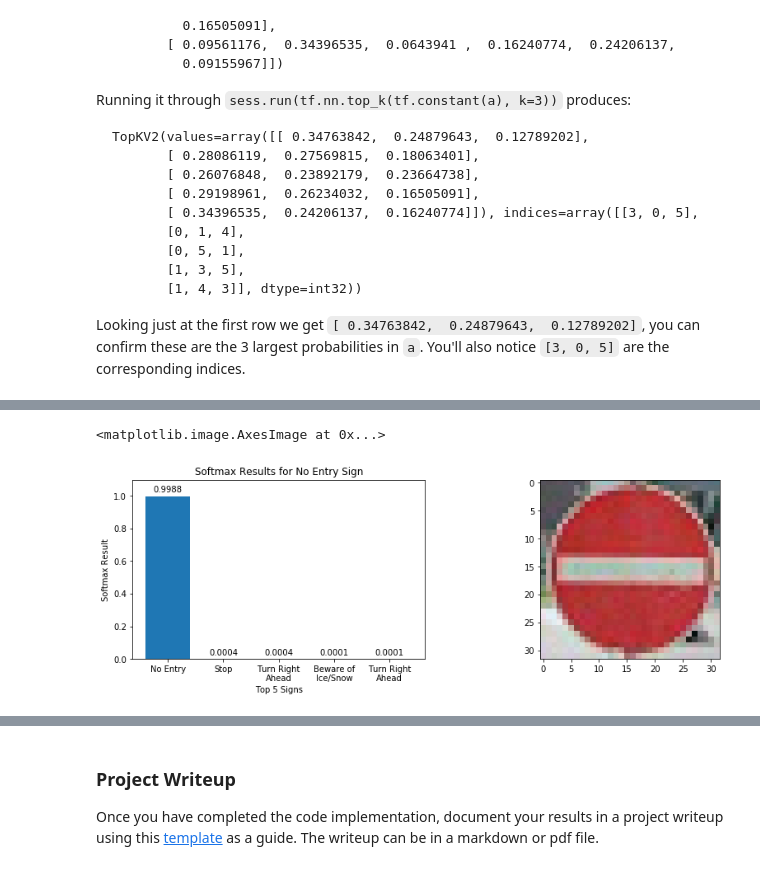
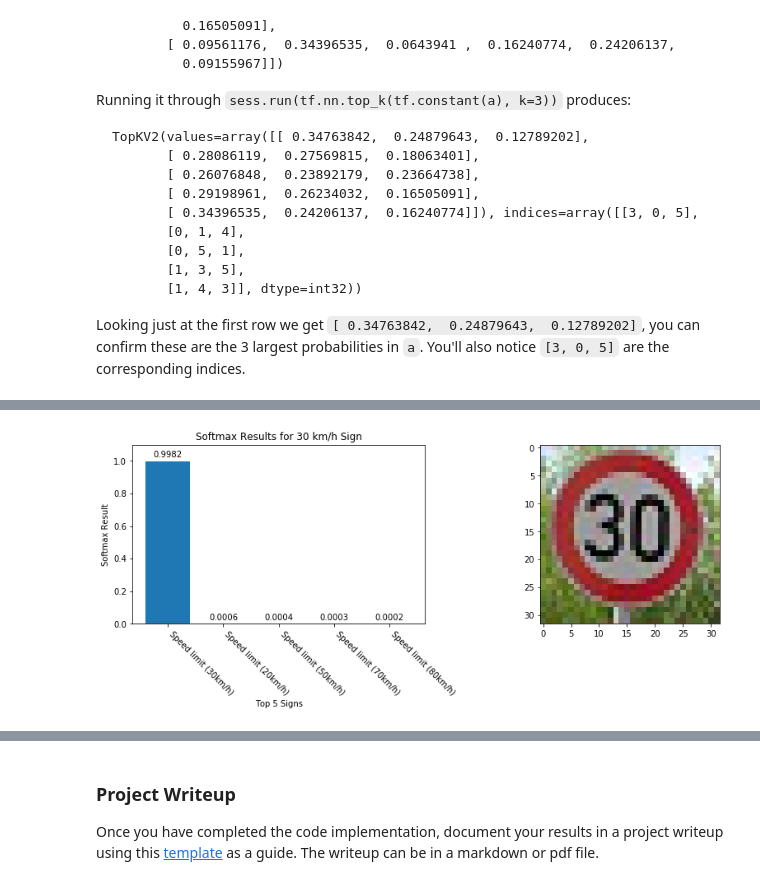
Before and after one commit to lswatts42/carnd_project3_TrafficSignClassification, a Jupyter notebook: Traffic_Sign_Classifier-Copy1.ipynb, the cells around one changed output, grey strips where cells are left out. Cells and saved outputs as stored; diff of their text form; code cells hidden in the pictures.

```diff
--- a/Traffic_Sign_Classifier-Copy1.ipynb
+++ b/Traffic_Sign_Classifier-Copy1.ipynb
@@ -240,7 +241,7 @@ X_test_gray = (np.float32(X_test_gray) - 0)/255
 # Set hyperparameters
 from sklearn.utils import shuffle
 
-EPOCHS = 15
+EPOCHS = 7
 BATCH_SIZE = 128
 # %%
 ### Define network architecture
@@ -349,7 +350,7 @@ x = tf.placeholder(tf.float32, (None, 32, 32, 1))
 y = tf.placeholder(tf.int32, (None))
 keep_prob = tf.placeholder(tf.float32)
 
-one_hot_y = tf.one_hot(y, 42)
+one_hot_y = tf.one_hot(y, 43)
 # %%
 # Define other parts of the training process
 rate = 0.001
@@ -573,24 +575,25 @@ TopKV2(values=array([[0.950, 0.048, 0.000, 0.000, 0.000],
 # %%
 xrange = np.arange(5)
+sign_numbers = np.genfromtxt("signnames.csv", dtype='str', delimiter=',', skip_header=1, usecols=1)
 
-fig, (ax1,ax2)  = plt.subplots(1,2, figsize=(14,4))
+def plot_sign_results(sign_number):
+    fig, (ax1,ax2)  = plt.subplots(1,2, figsize=(14,4))
 
-rects = ax1.bar(xrange, TopK.values[0])
+    rects = ax1.bar(xrange, TopK.values[sign_number])
 
-ax1.set_ylabel("Softmax Result")
-ax1.set_title('Softmax Results for 30 km/h Sign')
-ax1.set_xticks(xrange)
-ax1.set_xticklabels(["30 km/h","20 km/h", "50 km/h", "80 km/h", "Stop"])
-ax1.set_xlabel("Top 5 Signs")
-ax1.margins(y=0.1)
+    ax1.set_ylabel("Softmax Result")
+    ax1.set_title('Softmax Results for 30 km/h Sign')
+    ax1.set_xticks(xrange)
+    ax1.set_xticklabels(sign_numbers[TopK.indices[sign_number]], rotation=315, ha='left')
+    ax1.set_xlabel("Top 5 Signs")
+    ax1.margins(y=0.1)
 
-# """Attach a text label above each bar in *rects*, displaying its height."""
-for rect in rects:
-    height = rect.get_height()
-    ax1.annotate(format(height, '.4f'),
-                xy=(rect.get_x() + rect.get_width() / 2, height),
-                xytext=(0, 3),  # 3 points vertical offset
-                textcoords="offset points",
-                ha='center', va='bottom')
-
-ax2.imshow(kph30)
+    # """Attach a text label above each bar in *rects*, displaying its height."""
+    for rect in rects:
+        height = rect.get_height()
+        ax1.annotate(format(height, '.4f'),
+                    xy=(rect.get_x() + rect.get_width() / 2, height),
+                    xytext=(0, 3),  # 3 points vertical offset
+                    textcoords="offset points",
+                    ha='center', va='bottom')
+    ax2.imshow(X_extra_test[sign_number])
@@ -675,25 +600,4 @@ ax2.imshow(stop_sign)
-# %%
-fig, (ax1,ax2)  = plt.subplots(1,2, figsize=(14,4))
-
-rects = ax1.bar(xrange, TopK.values[4])
-
-ax1.set_ylabel("Softmax Result")
-ax1.set_title('Softmax Results for No Entry Sign')
-ax1.set_xticks(xrange)
-ax1.set_xticklabels(["No Entry","Stop", "Turn Right\nAhead","Beware of\nIce/Snow","Turn Right\nAhead"])
-ax1.set_xlabel("Top 5 Signs")
-ax1.margins(y=0.1)
-
-# """Attach a text label above each bar in *rects*, displaying its height."""
-for rect in rects:
-    height = rect.get_height()
-    ax1.annotate(format(height, '.4f'),
-                xy=(rect.get_x() + rect.get_width() / 2, height),
-                xytext=(0, 3),  # 3 points vertical offset
-                textcoords="offset points",
-                ha='center', va='bottom')
-
-ax2.imshow(no_entry)
-# %% [output]
-<matplotlib.image.AxesImage at 0x...>
-[figure, removed]
+# %%
+plot_sign_results(0)
+# %% [output]
+[figure, added]
```
Also changed, not shown: parts of 16 cells of this notebook.
